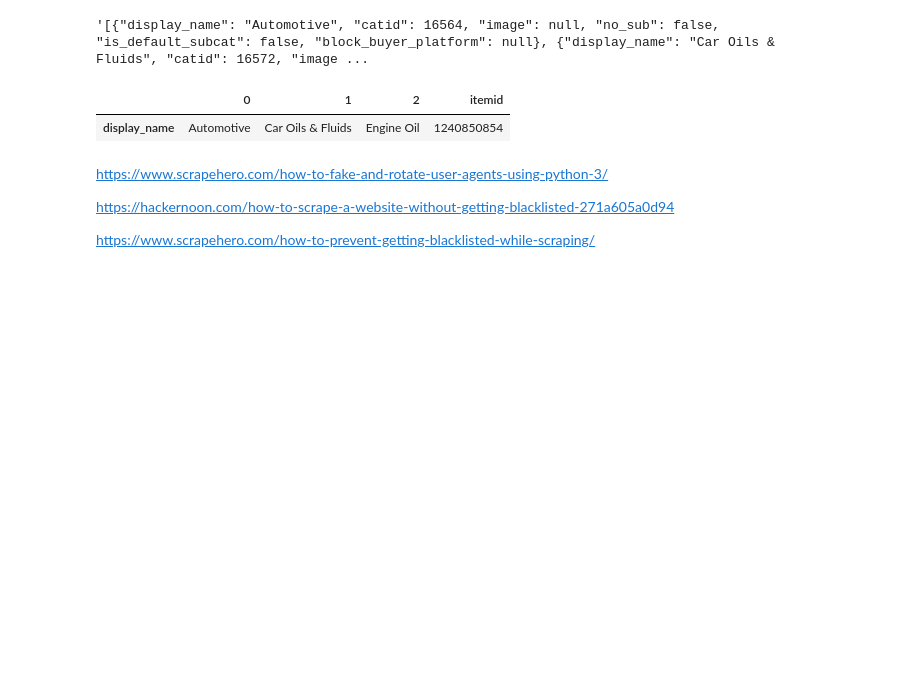
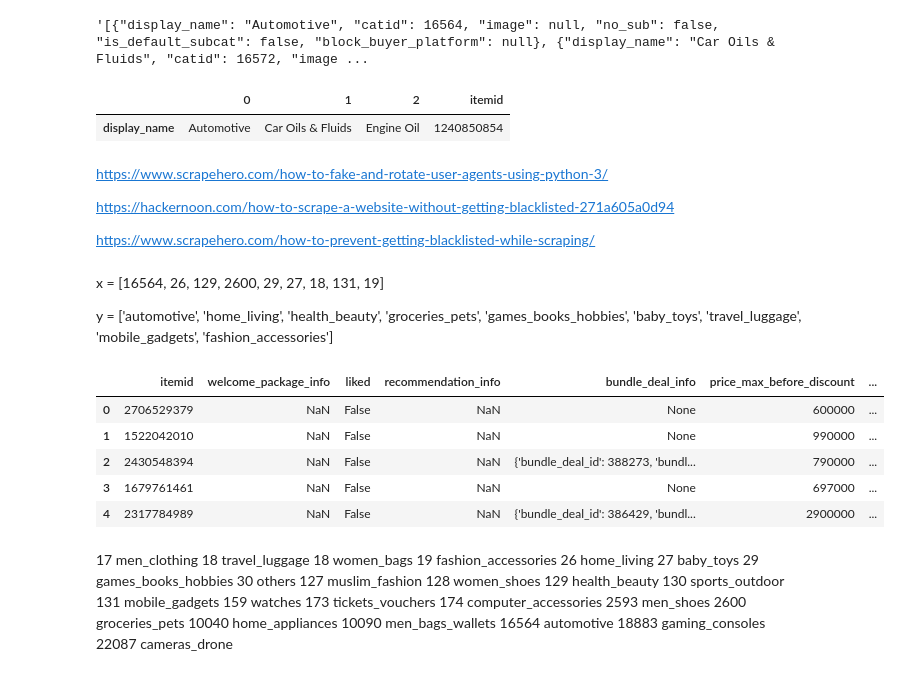
Before and after one commit to wengsengh/kglapi, a Jupyter notebook: get kaggle dataset.ipynb, the cells around one changed output. Drawn from its saved outputs; the diff is of its cells as text; code cells hidden in the pictures; blank space fills up the shorter version.

```diff
--- a/get kaggle dataset.ipynb
+++ b/get kaggle dataset.ipynb
@@ -628,0 +632,63 @@ https://www.scrapehero.com/how-to-prevent-getting-blacklisted-while-scraping/
+# %% [markdown]
+x = [16564, 26, 129, 2600, 29, 27, 18, 131, 19]
+
+y = ['automotive', 'home_living', 'health_beauty', 'groceries_pets', 'games_books_hobbies', 'baby_toys', 'travel_luggage', 'mobile_gadgets', 'fashion_accessories']
+# %%
+import time
+import requests
+import json
+import pandas as pd
+from random import randint
+
+#https://shopee.com.my/api/v2/search_items/?by=sales&limit=50&match_id=16&newest=0&order=desc&page_type=search&version=2
+#https://shopee.com.my/api/v2/search_items/?by=pop&limit=50&match_id=129&newest=0&order=desc&page_type=search&version=2
+
+def shopeeAPI_Scraper(n_page):
+    df = pd.DataFrame()
+    headers = {'User-Agent': 'Mozilla/5', 'Referer': 'https://shopee.com.my/'}
+
+    for i in range(n_page):
+      n_items = i*50
+      url = f'https://shopee.com.my/api/v2/search_items/?by=sales&limit=50&match_id=16&newest={n_items}&order=desc&page_type=search&version=2'
+      r = requests.get(url,headers=headers)
+      api_data = json.loads(r.text)
+      elevations = json.dumps(api_data['items'])
+      data = pd.read_json(elevations)
+      df = df.append(data)
+
+      time.sleep(randint(10,30))
+    return df.head()
+    #df.to_csv('/content/drive/My Drive/Colab Notebooks/cat26.11.2019.csv')
+# %%
+shopeeAPI_Scraper(1)
+# %% [output]
+|  | itemid | welcome_package_info | liked | recommendation_info | bundle_deal_info | price_max_before_discount | ... |
+| 0 | 2706529379 | NaN | False | NaN | None | 600000 | ... |
+| 1 | 1522042010 | NaN | False | NaN | None | 990000 | ... |
+| 2 | 2430548394 | NaN | False | NaN | {'bundle_deal_id': 388273, 'bundl... | 790000 | ... |
+| 3 | 1679761461 | NaN | False | NaN | None | 697000 | ... |
+| 4 | 2317784989 | NaN | False | NaN | {'bundle_deal_id': 386429, 'bundl... | 2900000 | ... |
+# %% [markdown]
+17	men_clothing
+18	 travel_luggage
+18	women_bags
+19	 fashion_accessories
+26	 home_living
+27	 baby_toys
+29	 games_books_hobbies
+30	others
+127	muslim_fashion
+128	women_shoes
+129	 health_beauty
+130	sports_outdoor
+131	 mobile_gadgets
+159	watches
+173	tickets_vouchers
+174	computer_accessories
+2593	men_shoes
+2600	 groceries_pets
+10040	home_appliances
+10090	men_bags_wallets
+16564	automotive
+18883	gaming_consoles
+22087	cameras_drone
```
Also changed, not shown: parts of 1 cell of this notebook.
